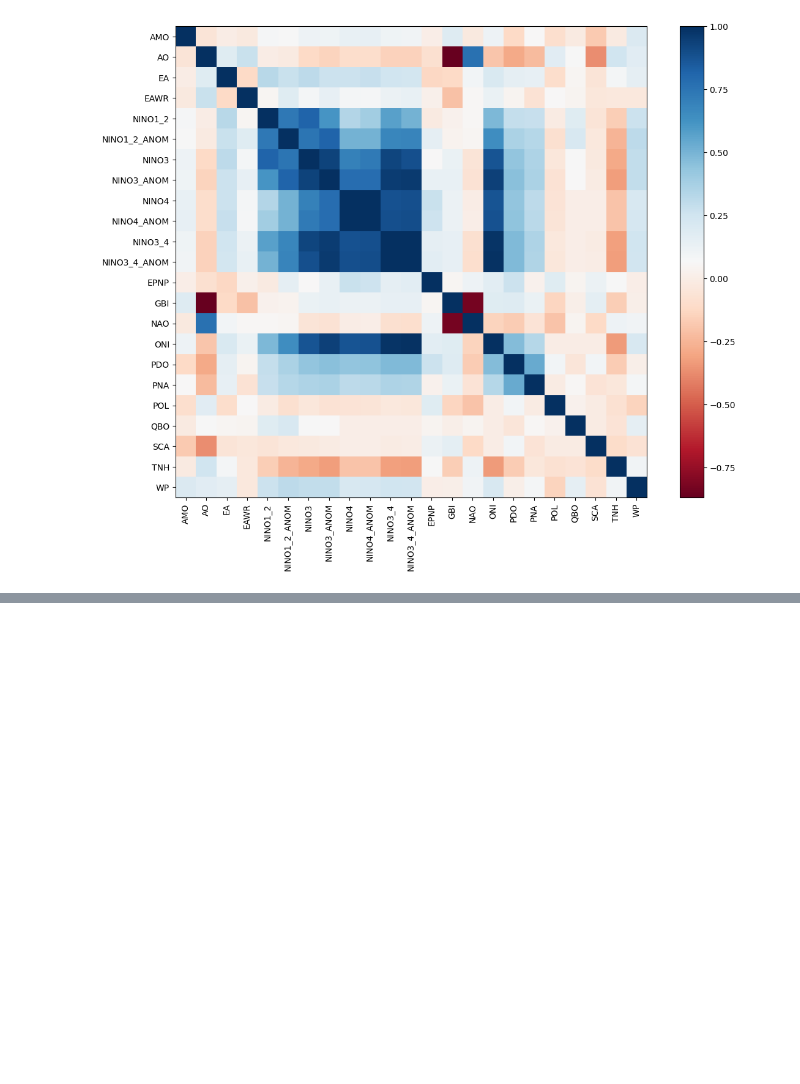
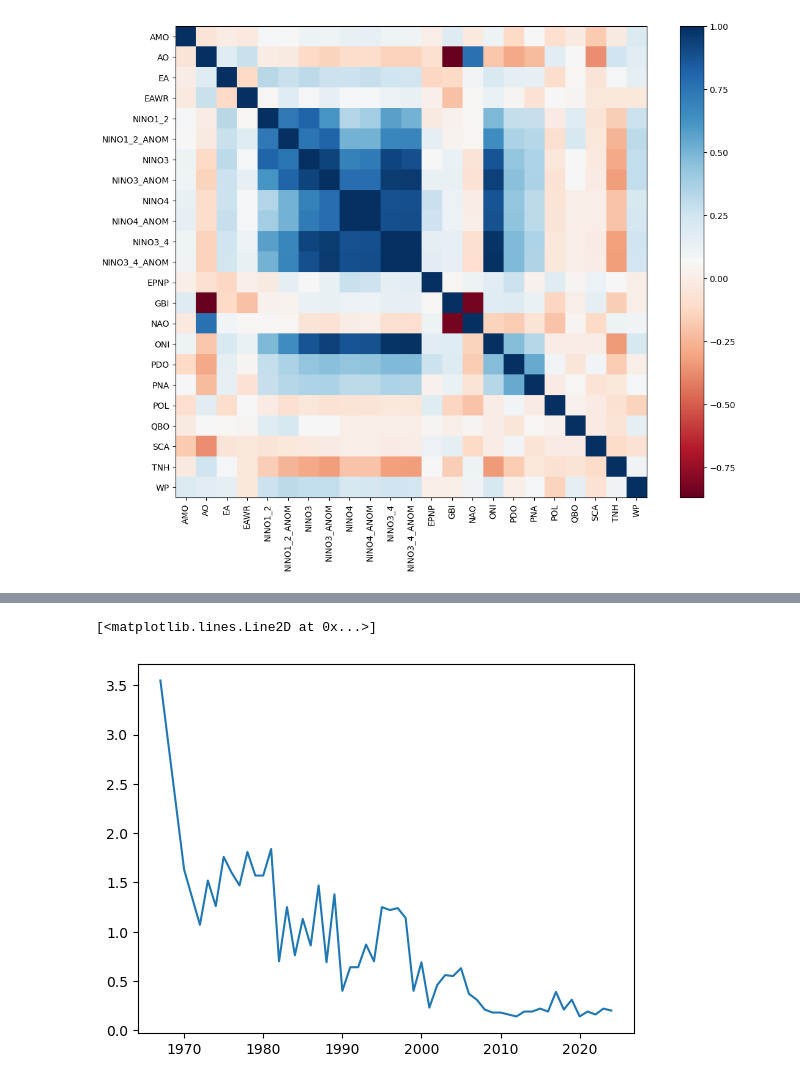
Before and after one commit to britols/bee6310_final_project, a Jupyter notebook: notebooks/explore_raw_data.ipynb, the cells around one changed output, grey strips where cells are left out. Saved outputs shown, nothing was run; the diff lists cells and outputs as text; code cells hidden in the pictures; blank space fills up the shorter version.

Commit message:
CAO data added

```diff
--- a/notebooks/explore_raw_data.ipynb
+++ b/notebooks/explore_raw_data.ipynb
@@ -240,3 +240,6 @@ plt.yticks(number,labels,rotation='horizontal')
 plt.show()
 # %% [output]
 [figure]
+# %%
+df=pd.read_csv(r'data/raw/snow_cover.csv',sep='\t',skipinitialspace=False,skiprows=0)
+df
@@ -242,0 +260,5 @@ plt.show()
+# %%
+plt.plot(df[df['Month']==7]['Year'],df[df['Month']==7]['Eurasia'])
+# %% [output]
+[<matplotlib.lines.Line2D at 0x...>]
+[figure, added]
```
Also changed, not shown: parts of 1 cell of this notebook, 2 other files.
